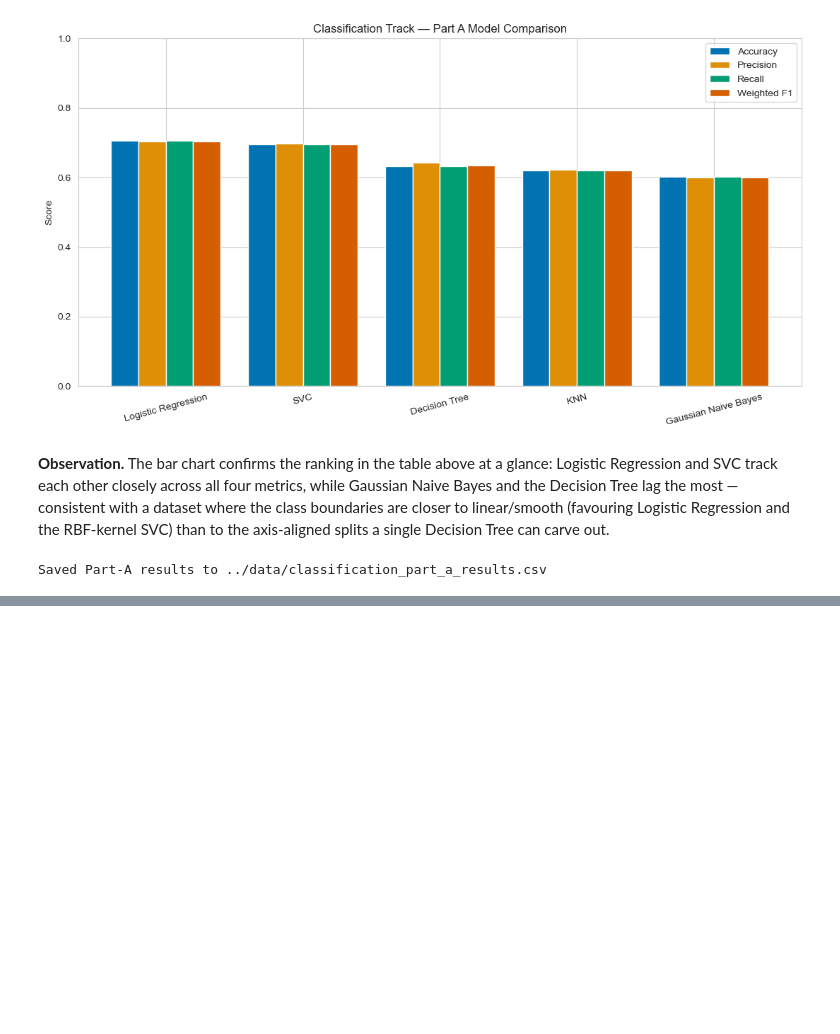
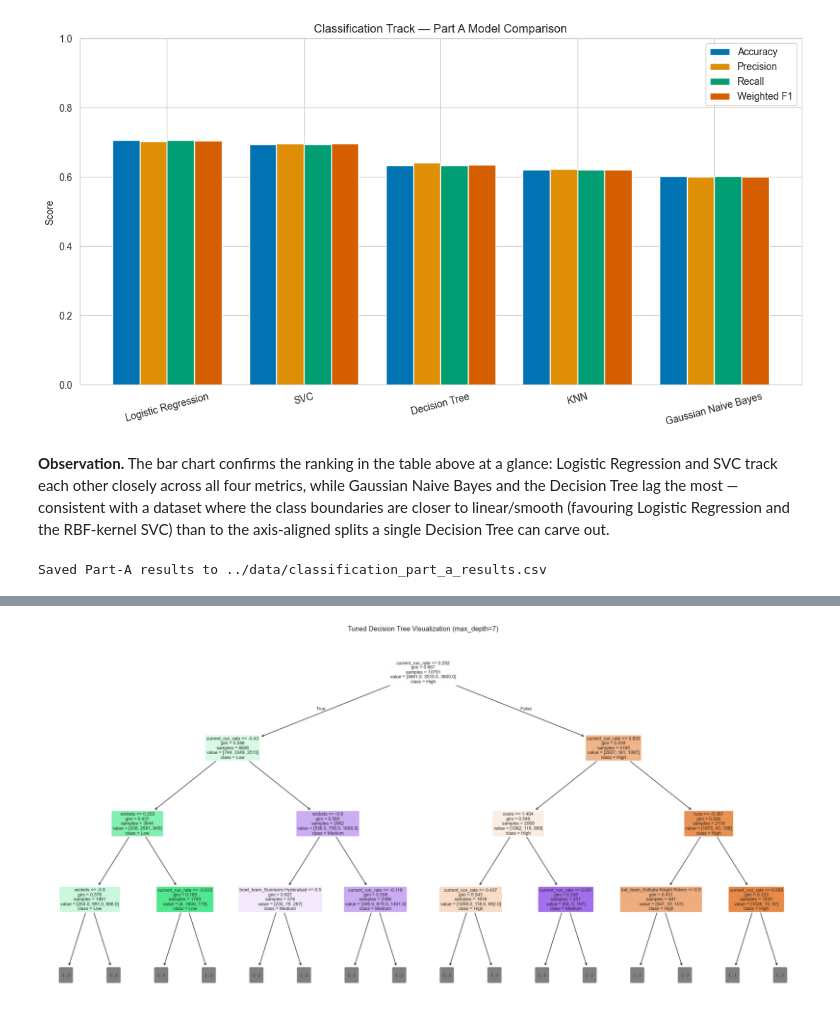
Before and after one commit to Vaishnavi090807/ML-Capstone-Project, a Jupyter notebook: notebooks/classification.ipynb, the cells around one changed output, grey strips where cells are left out. Cells and saved outputs as stored; diff of their text form; code cells hidden in the pictures; blank space fills up the shorter version.

```diff
--- a/notebooks/classification.ipynb
+++ b/notebooks/classification.ipynb
@@ -703,0 +1965,24 @@ Saved Part-A results to ../data/classification_part_a_results.csv
+# %%
+best_dt_index = dt_tuning_df["Weighted F1"].idxmax()
+
+dtree_tuned = dt_tuning_df.loc[
+    best_dt_index, "Model"
+]
+
+best_dt_depth = dt_tuning_df.loc[
+    best_dt_index, "max_depth"
+]
+
+y_pred_dtree_tuned = dtree_tuned.predict(X_test)
+
+print("Best Decision Tree max_depth:", best_dt_depth)
+print(
+    "Tuned Decision Tree Weighted F1:",
+    round(
+        dt_tuning_df.loc[
+            best_dt_index,
+            "Weighted F1"
+        ],
+        4
+    )
+)
@@ -703,0 +2007,20 @@ Saved Part-A results to ../data/classification_part_a_results.csv
+# %%
+from sklearn.tree import plot_tree
+import matplotlib.pyplot as plt
+
+plt.figure(figsize=(24, 12))
+
+plot_tree(
+    dtree_tuned,
+    feature_names=feature_names,
+    class_names=target_encoder.classes_,
+    filled=True,
+    rounded=True,
+    max_depth=3,
+    fontsize=8
+)
+
+plt.title("Tuned Decision Tree Visualization (max_depth=7)")
+plt.show()
+# %% [output]
+[figure, added]
```
Also changed, not shown: parts of 101 cells of this notebook, 4 other files.
